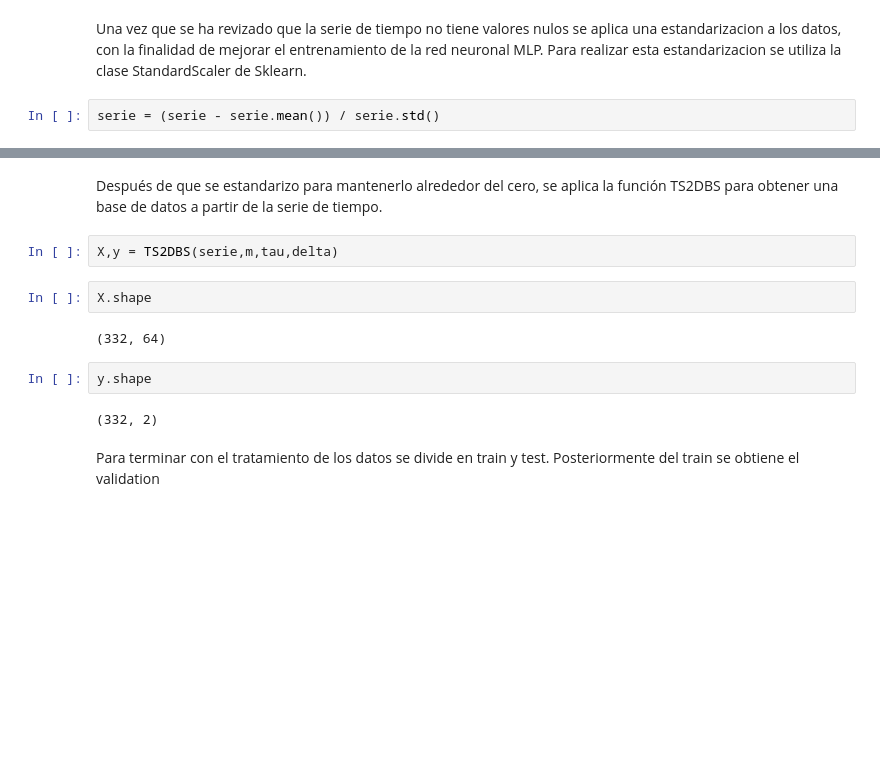
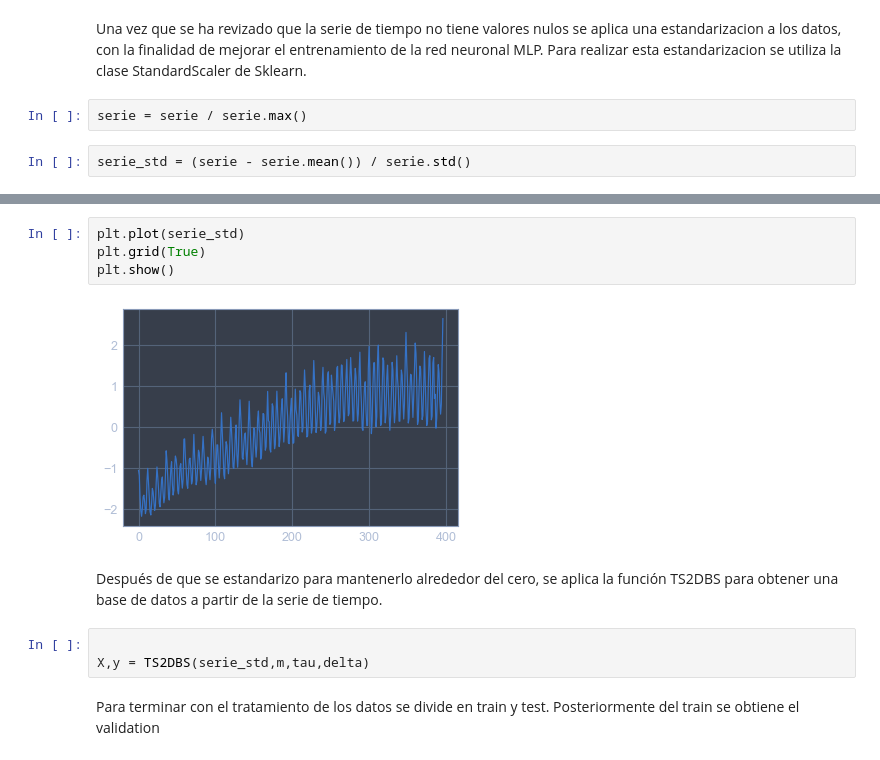
Before and after one commit to Miguel-RM/Proyecto-Final, a Jupyter notebook: PFinalNoisy.ipynb, the cells around one changed output, grey strips where cells are left out. Cells and saved outputs as stored; diff of their text form; blank space fills up the shorter version.

```diff
--- a/PFinalNoisy.ipynb
+++ b/PFinalNoisy.ipynb
@@ -86,4 +172,6 @@ serie.std()
 # %% [markdown]
 Una vez que se ha revizado que la serie de tiempo no tiene valores nulos se aplica una estandarizacion a los datos, con la finalidad de mejorar el entrenamiento de la red neuronal MLP. Para realizar esta estandarizacion se utiliza la clase StandardScaler de Sklearn.
+# %%
+serie = serie / serie.max()
 # %%
-serie = (serie - serie.mean()) / serie.std()
+serie_std = (serie - serie.mean()) / serie.std()
@@ -94,15 +178,14 @@ serie.min()
+# %%
+plt.plot(serie_std)
+plt.grid(True)
+plt.show()
+# %% [output]
+[figure, added]
 # %% [markdown]
 Después de que se estandarizo para mantenerlo alrededor del cero, se aplica la función TS2DBS para obtener una base de datos a partir de la serie de tiempo.
 # %%
-X,y = TS2DBS(serie,m,tau,delta)
+
+X,y = TS2DBS(serie_std,m,tau,delta)
-# %%
-X.shape
-# %% [output]
-(332, 64)
-# %%
-y.shape
-# %% [output]
-(332, 2)
 # %% [markdown]
 Para terminar con el tratamiento de los datos se divide en train y test. Posteriormente del train se obtiene el validation
 # %%
```
Also changed, not shown: parts of 35 cells of this notebook, 6 other files.
